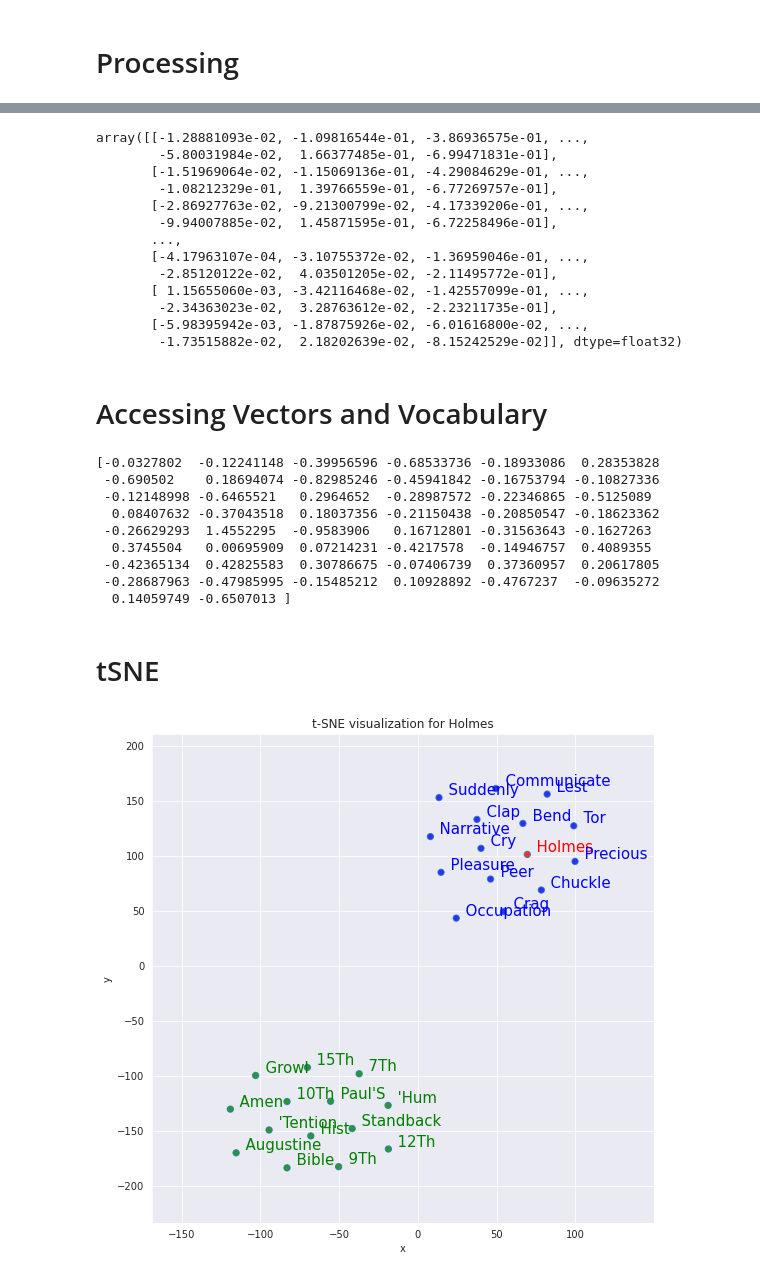
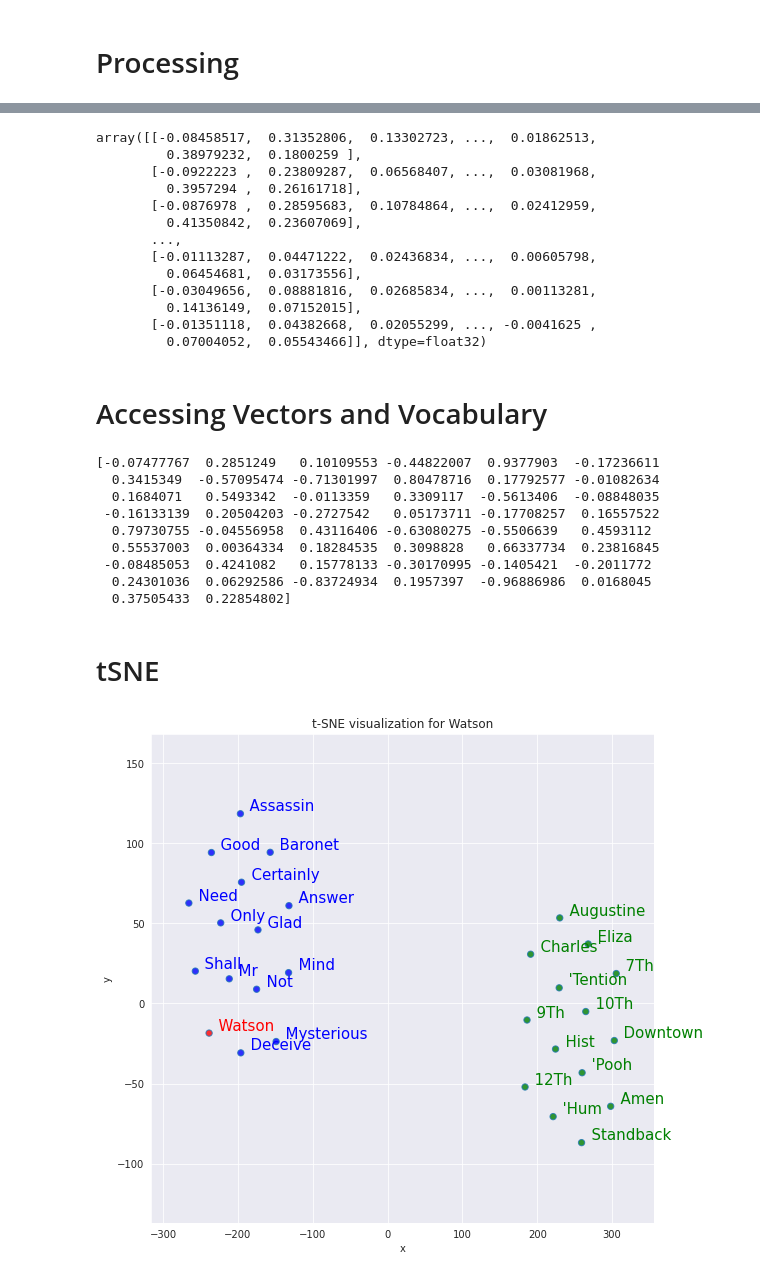
Before and after one commit to quanqhow/DoyleInvestigators2, a Jupyter notebook: embeddings/AuthorDetect_AuthorEmbedding.ipynb, the cells around one changed output, grey strips where cells are left out. Drawn from its saved outputs; the diff is of its cells as text; code cells hidden in the pictures.

Commit message:
update embedding Colab notebook

```diff
--- a/embeddings/AuthorDetect_AuthorEmbedding.ipynb
+++ b/embeddings/AuthorDetect_AuthorEmbedding.ipynb
@@ -28,6 +60,7 @@ Drive already mounted at /content/gdrive; to attempt to forcibly remount, call d
 # %% [markdown]
 # User Configuration
 # %%
-infile = '/content/gdrive/My Drive/2020/NLP/project2_data/Doyle.txt'
+#infile = '/content/gdrive/My Drive/2020/NLP/project2_data/Doyle.txt'
+infile = '/content/gdrive/My Drive/project2_data/Doyle_90.txt'
 workers = 1
 seed = 0
@@ -34,3 +75,5 @@ seed = 0
+# %%
+embedding = None
 # %% [markdown]
 # Processing
 # %%
@@ -59,37 +102,37 @@ Embedding matrix: (9862, 50)
 # %%
 # Access the embedding matrix
-a.model.vectors
+a.embedding.vectors
 # %% [output]
-array([[-1.28881093e-02, -1.09816544e-01, -3.86936575e-01, ...,
-        -5.80031984e-02,  1.66377485e-01, -6.99471831e-01],
-       [-1.51969064e-02, -1.15069136e-01, -4.29084629e-01, ...,
-        -1.08212329e-01,  1.39766559e-01, -6.77269757e-01],
-       [-2.86927763e-02, -9.21300799e-02, -4.17339206e-01, ...,
-        -9.94007885e-02,  1.45871595e-01, -6.72258496e-01],
+array([[-0.08458517,  0.31352806,  0.13302723, ...,  0.01862513,
+         0.38979232,  0.1800259 ],
+       [-0.0922223 ,  0.23809287,  0.06568407, ...,  0.03081968,
+         0.3957294 ,  0.26161718],
+       [-0.0876978 ,  0.28595683,  0.10784864, ...,  0.02412959,
+         0.41350842,  0.23607069],
        ...,
-       [-4.17963107e-04, -3.10755372e-02, -1.36959046e-01, ...,
-        -2.85120122e-02,  4.03501205e-02, -2.11495772e-01],
-       [ 1.15655060e-03, -3.42116468e-02, -1.42557099e-01, ...,
-        -2.34363023e-02,  3.28763612e-02, -2.23211735e-01],
-       [-5.98395942e-03, -1.87875926e-02, -6.01616800e-02, ...,
-        -1.73515882e-02,  2.18202639e-02, -8.15242529e-02]], dtype=float32)
+       [-0.01113287,  0.04471222,  0.02436834, ...,  0.00605798,
+         0.06454681,  0.03173556],
+       [-0.03049656,  0.08881816,  0.02685834, ...,  0.00113281,
+         0.14136149,  0.07152015],
+       [-0.01351118,  0.04382668,  0.02055299, ..., -0.0041625 ,
+         0.07004052,  0.05543466]], dtype=float32)
 # %% [markdown]
 # Accessing Vectors and Vocabulary
 # %%
-w2v_model = a.model.model  # access Gensim's Word2Vec directly
+w2v_model = a.embedding.model  # access Gensim's Word2Vec directly
 # w2v_model.wv.vocab
 vec = w2v_model.wv.word_vec('holmes')  # get vector associated with a word
 print(vec)
 # %% [output]
-[-0.0327802  -0.12241148 -0.39956596 -0.68533736 -0.18933086  0.28353828
- -0.690502    0.18694074 -0.82985246 -0.45941842 -0.16753794 -0.10827336
- -0.12148998 -0.6465521   0.2964652  -0.28987572 -0.22346865 -0.5125089
-  0.08407632 -0.37043518  0.18037356 -0.21150438 -0.20850547 -0.18623362
- -0.26629293  1.4552295  -0.9583906   0.16712801 -0.31563643 -0.1627263
-  0.3745504   0.00695909  0.07214231 -0.4217578  -0.14946757  0.4089355
- -0.42365134  0.42825583  0.30786675 -0.07406739  0.37360957  0.20617805
- -0.28687963 -0.47985995 -0.15485212  0.10928892 -0.4767237  -0.09635272
-  0.14059749 -0.6507013 ]
+[-0.07477767  0.2851249   0.10109553 -0.44822007  0.9377903  -0.17236611
+  0.3415349  -0.57095474 -0.71301997  0.80478716  0.17792577 -0.01082634
+  0.1684071   0.5493342  -0.0113359   0.3309117  -0.5613406  -0.08848035
+ -0.16133139  0.20504203 -0.2727542   0.05173711 -0.17708257  0.16557522
+  0.79730755 -0.04556958  0.43116406 -0.63080275 -0.5506639   0.4593112
+  0.55537003  0.00364334  0.18284535  0.3098828   0.66337734  0.23816845
+ -0.08485053  0.4241082   0.15778133 -0.30170995 -0.1405421  -0.2011772
+  0.24301036  0.06292586 -0.83724934  0.1957397  -0.96886986  0.0168045
+  0.37505433  0.22854802]
 # %% [markdown]
 # tSNE
 # %%
@@ -265,17 +308,17 @@ def plot_tsne(data, main_word, word_labels, color_list):
     plt.title('t-SNE visualization for {}'.format(main_word.title()))#'''
 # %%
 #-----------------------Parameters------------------------
-word_ = 'holmes'
+word_ = 'watson'
 top_ = 14
 embedding_size_ = 50
 n_components_ = 20
 
 #--------------Get similar and disimilar words------------
 similar_words_ = get_top_n_similar_words(w2v_model, word_, top_)
 disimilar_words_ = get_top_n_disimilar_words(w2v_model, word_, top_)
 
 #---------------------------Get data from tSNE------------------------------
 data, labels, colors = tsne_generation(w2v_model, word_, n_components_, similar_words_, disimilar_words_, embedding_size_)
 plot_tsne(data, word_, labels, colors)
 # %% [output]
-[figure, old version]
+[figure, new version]
```
Also changed, not shown: parts of 7 cells of this notebook.
